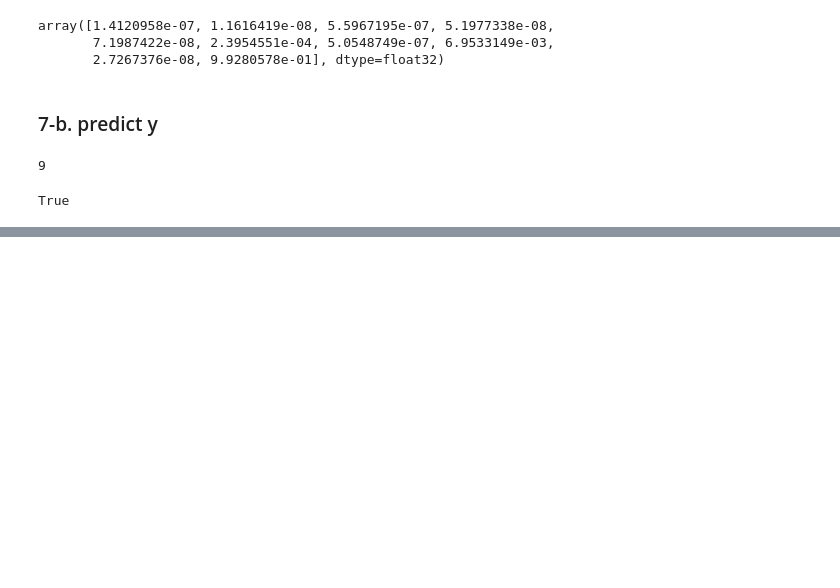
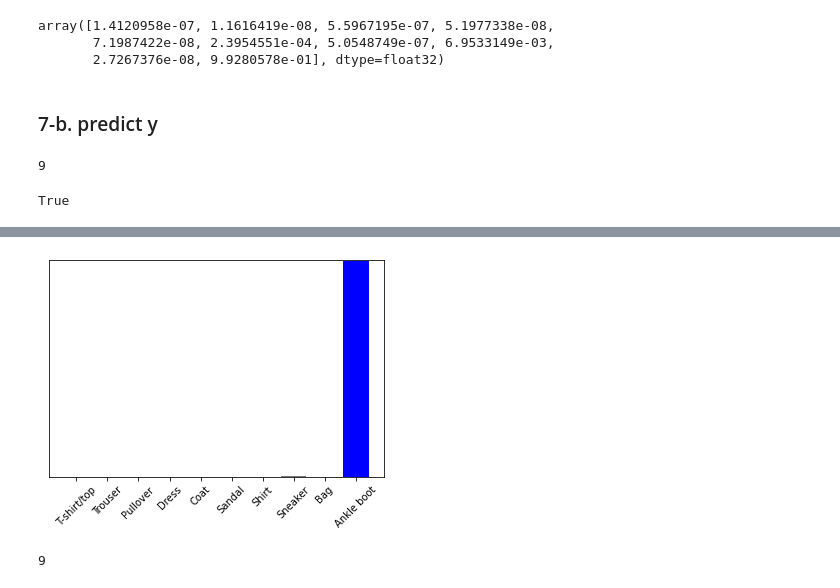
Before and after one commit to sw-song/kaggle-study, a Jupyter notebook: 11_Fashion_mnist_classification/fasion_mnist.ipynb, the cells around one changed output, grey strips where cells are left out. Drawn from its saved outputs; the diff is of its cells as text; code cells hidden in the pictures; blank space fills up the shorter version.

```diff
--- a/11_Fashion_mnist_classification/fasion_mnist.ipynb
+++ b/11_Fashion_mnist_classification/fasion_mnist.ipynb
@@ -173,0 +286,9 @@ True
+# %%
+plot_value_array(0, predictions_single, y_test)
+plt.xticks(range(10), class_name, rotation=45);
+# %% [output]
+[figure, added]
+# %%
+np.argmax(predictions_single[0])
+# %% [output]
+9
```
Also changed, not shown: parts of 15 cells of this notebook, 1 other file.
